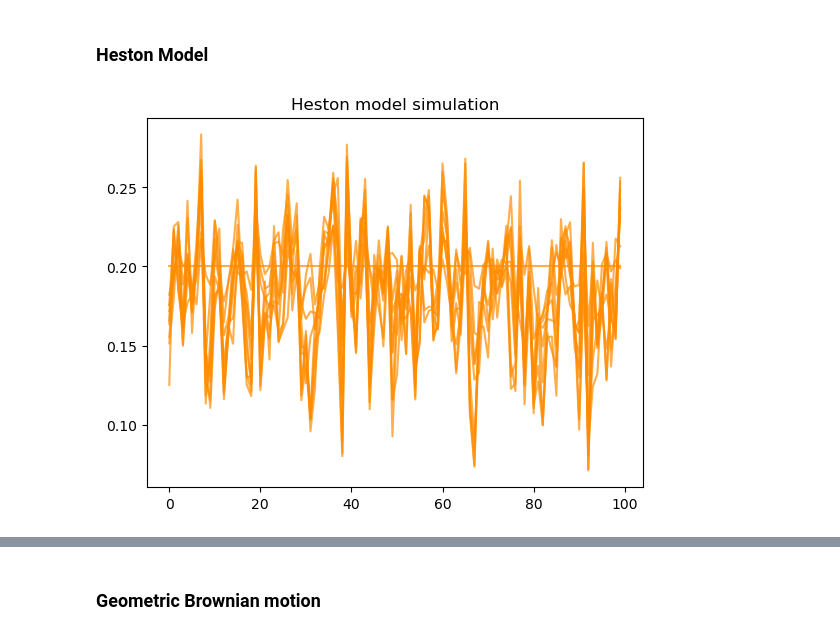
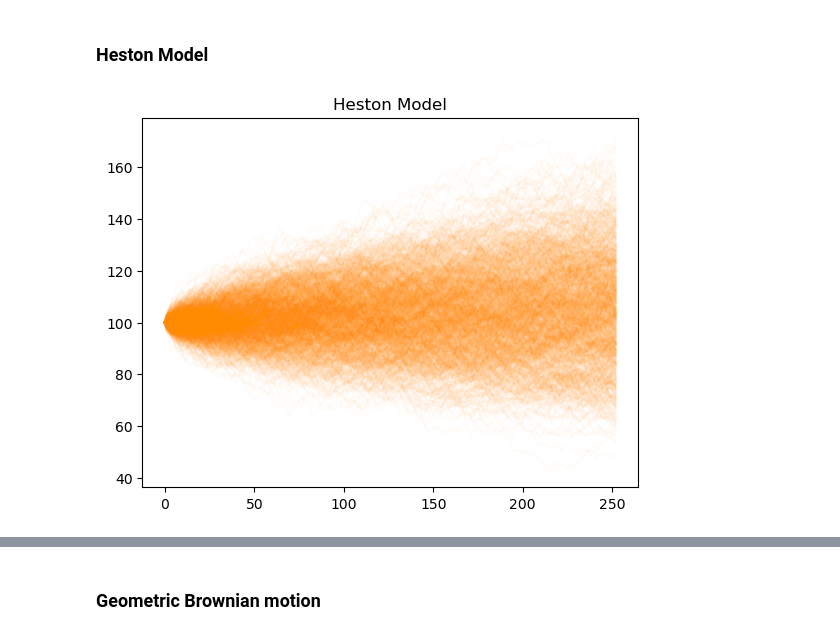
Before and after one commit to Tommylee1013/FinancialMachineLearning, a Jupyter notebook: Pricing/Stochastic Process.ipynb, the cells around one changed output, grey strips where cells are left out. Cells and saved outputs as stored; diff of their text form; code cells hidden in the pictures.

```diff
--- a/Pricing/Stochastic Process.ipynb
+++ b/Pricing/Stochastic Process.ipynb
@@ -32,10 +37,9 @@ plt.show()
 # %% [markdown]
 ### Heston Model
 # %%
-heston = simulation.heston_model(kappa = 0.2, theta = 0.01, sigma_v = 0.1, rho = 0.5)
+heston_paths = simulation.heston_model(kappa=0.1, theta=0.04, sigma_v=0.1, rho=-0.7)
+plt.plot(heston_paths.T, color = 'darkorange', alpha = 0.03)
+plt.title('Heston Model')
+plt.show()
+# %% [output]
+[figure, added]
-# %%
-plt.plot(heston, color = 'darkorange', alpha = 0.7)
-plt.title('Heston model simulation')
-plt.show()
-# %% [output]
-[figure, removed]
```
Also changed, not shown: parts of 13 cells of this notebook, 1 other file.
